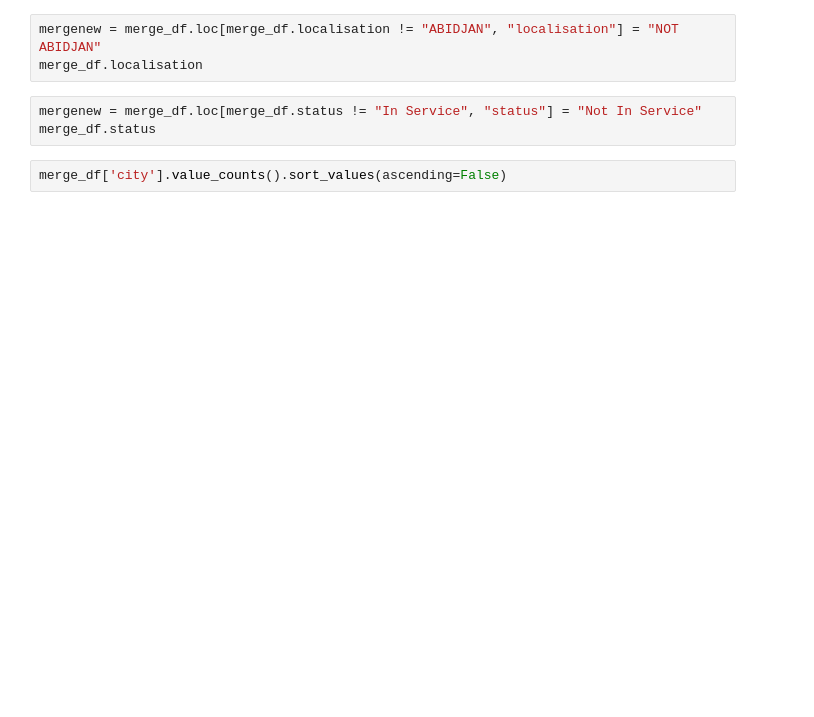
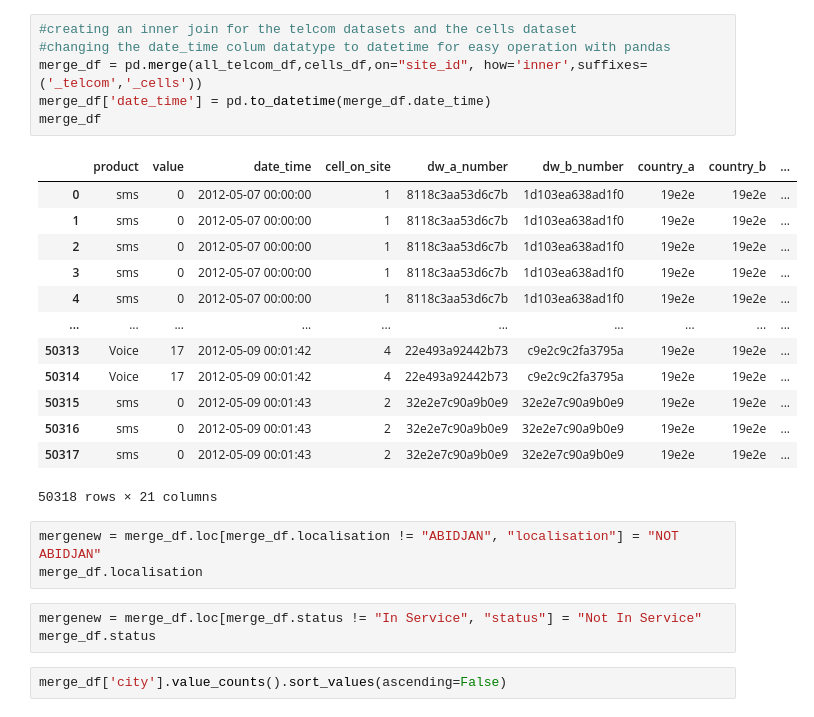
Before and after one commit to Mumo-vicky/IP_Week_3, a Jupyter notebook: Data_Analysis_and_Preparation_Workbook.ipynb, the cells around one changed output. Drawn from its saved outputs; the diff is of its cells as text; blank space fills up the shorter version.

```diff
--- a/Data_Analysis_and_Preparation_Workbook.ipynb
+++ b/Data_Analysis_and_Preparation_Workbook.ipynb
@@ -38,3 +99,23 @@ merge_df
+# %%
+#creating an inner join for the telcom datasets and the cells dataset
+#changing the date_time colum datatype to datetime for easy operation with pandas
+merge_df = pd.merge(all_telcom_df,cells_df,on="site_id", how='inner',suffixes=('_telcom','_cells'))
+merge_df['date_time'] = pd.to_datetime(merge_df.date_time)
+merge_df
+# %% [output]
+|  | product | value | date_time | cell_on_site | dw_a_number | dw_b_number | country_a | country_b | ... |
+| 0 | sms | 0 | 2012-05-07 00:00:00 | 1 | 8118c3aa53d6c7b | 1d103ea638ad1f0 | 19e2e | 19e2e | ... |
+| 1 | sms | 0 | 2012-05-07 00:00:00 | 1 | 8118c3aa53d6c7b | 1d103ea638ad1f0 | 19e2e | 19e2e | ... |
+| 2 | sms | 0 | 2012-05-07 00:00:00 | 1 | 8118c3aa53d6c7b | 1d103ea638ad1f0 | 19e2e | 19e2e | ... |
+| 3 | sms | 0 | 2012-05-07 00:00:00 | 1 | 8118c3aa53d6c7b | 1d103ea638ad1f0 | 19e2e | 19e2e | ... |
+| 4 | sms | 0 | 2012-05-07 00:00:00 | 1 | 8118c3aa53d6c7b | 1d103ea638ad1f0 | 19e2e | 19e2e | ... |
+| ... | ... | ... | ... | ... | ... | ... | ... | ... | ... |
+| 50313 | Voice | 17 | 2012-05-09 00:01:42 | 4 | 22e493a92442b73 | c9e2c9c2fa3795a | 19e2e | 19e2e | ... |
+| 50314 | Voice | 17 | 2012-05-09 00:01:42 | 4 | 22e493a92442b73 | c9e2c9c2fa3795a | 19e2e | 19e2e | ... |
+| 50315 | sms | 0 | 2012-05-09 00:01:43 | 2 | 32e2e7c90a9b0e9 | 32e2e7c90a9b0e9 | 19e2e | 19e2e | ... |
+| 50316 | sms | 0 | 2012-05-09 00:01:43 | 2 | 32e2e7c90a9b0e9 | 32e2e7c90a9b0e9 | 19e2e | 19e2e | ... |
+| 50317 | sms | 0 | 2012-05-09 00:01:43 | 2 | 32e2e7c90a9b0e9 | 32e2e7c90a9b0e9 | 19e2e | 19e2e | ... |
+50318 rows × 21 columns
 # %%
 mergenew = merge_df.loc[merge_df.localisation != "ABIDJAN", "localisation"] = "NOT ABIDJAN"
 merge_df.localisation
```
Also changed, not shown: parts of 11 cells of this notebook.
